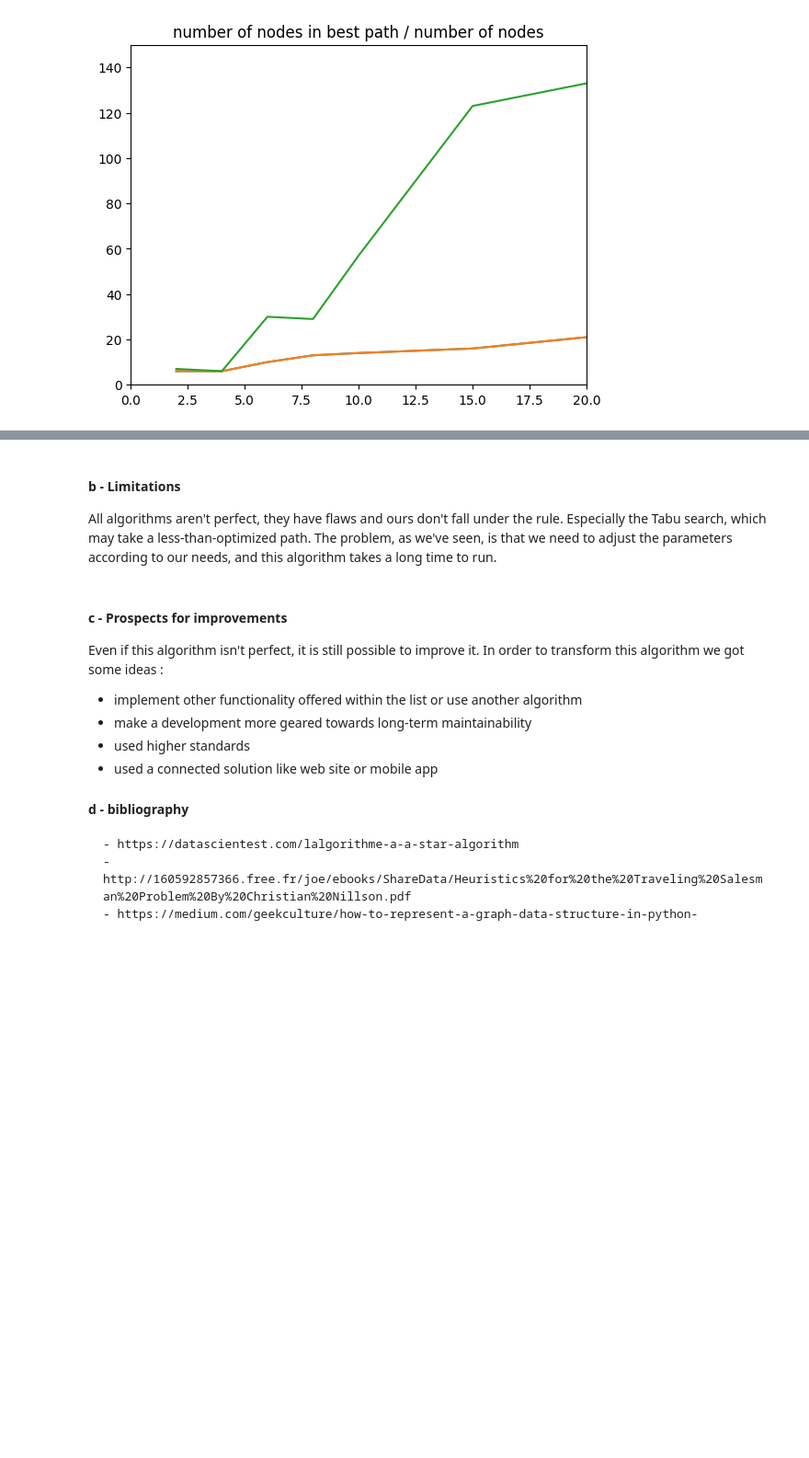
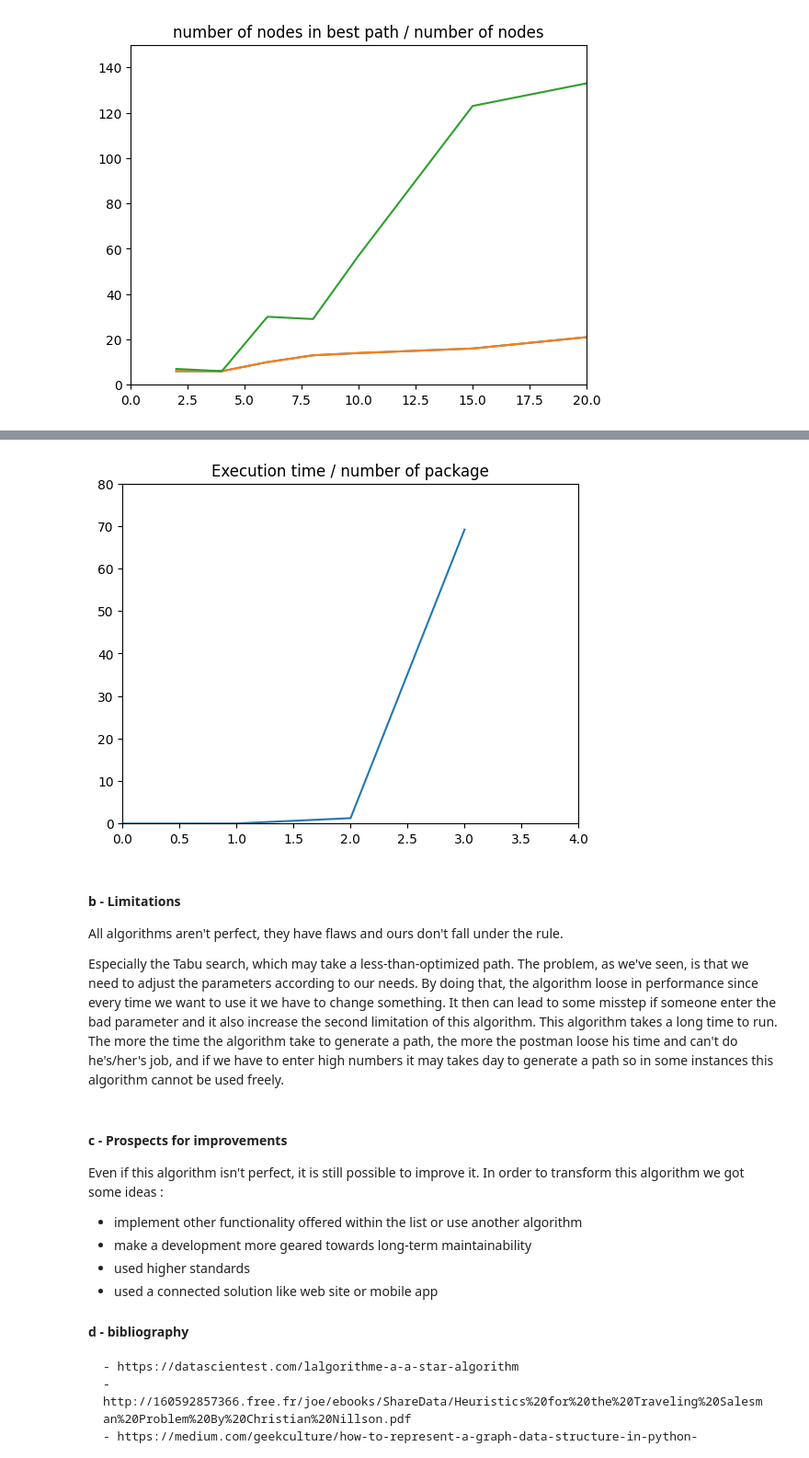
Before and after one commit to Sheydss/AdvancedAlgorithms, a Jupyter notebook: Livrable-II.ipynb, the cells around one changed output, grey strips where cells are left out. Shown at 92% size. Drawn from its saved outputs; the diff is of its cells as text; code cells hidden in the pictures; blank space fills up the shorter version.

```diff
--- a/Livrable-II.ipynb
+++ b/Livrable-II.ipynb
@@ -907,9 +954,37 @@ plt.show()
+# %%
+########### Chart with x = number of package and y = time taken with constraint ###########
+#take data that interest us
+ydata1 = []
+ydata2 = []
+ydata3 = []
+xdata = []
+for i in range(len(data1const)):
+  ydata1.append(data1const[i][3])
+for j in range(len(constraint)):
+  xdata.append(constraint[j][3])
+
+fig = plt.figure()
+ax = fig.add_subplot(1, 1, 1)
+ax.plot(xdata, ydata1, color='tab:blue')
+
+# set the limits
+ax.set_xlim([0, 4])
+ax.set_ylim([0, 80])
+
+ax.set_title('Execution time / number of package')
+
+# display the plot
+plt.show()
+# %% [output]
+[figure, added]
 # %% [markdown]
 #### b - Limitations
 
 All algorithms aren't perfect, they have flaws and ours don't fall under the rule.
+
 Especially the Tabu search, which may take a less-than-optimized path.
-The problem, as we've seen, is that we need to adjust the parameters according to our needs, and this algorithm takes a long time to run.
+The problem, as we've seen, is that we need to adjust the parameters according to our needs. By doing that, the algorithm loose in performance since every time we want to use it we have to change something. It then can lead to some misstep if someone enter the bad parameter and it also increase the second limitation of this algorithm.
+This algorithm takes a long time to run. The more the time the algorithm take to generate a path, the more the postman loose his time and can't do he's/her's job, and if we have to enter high numbers it may takes day to generate a path so in some instances this algorithm cannot be used freely.
 # %% [markdown]
 #### c - Prospects for improvements
 
```
Also changed, not shown: parts of 16 cells of this notebook.
